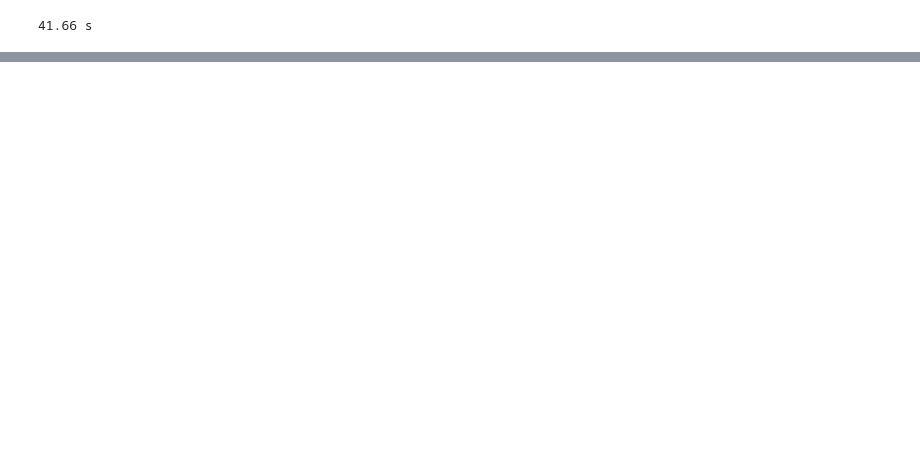
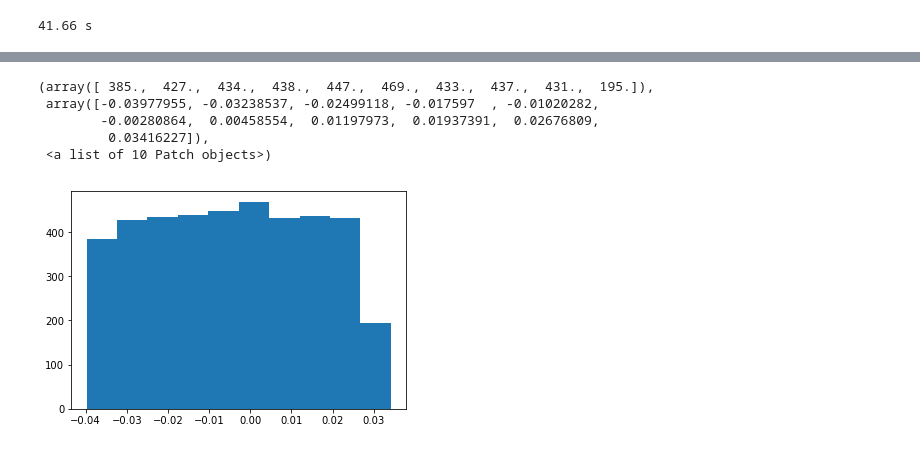
Before and after one commit to datascopeanalytics/DeepProduct, a Jupyter notebook: Deep Fashion Network Re-train.ipynb, the cells around one changed output, grey strips where cells are left out. Cells and saved outputs as stored; diff of their text form; code cells hidden in the pictures; blank space fills up the shorter version.

```diff
--- a/Deep Fashion Network Re-train.ipynb
+++ b/Deep Fashion Network Re-train.ipynb
@@ -57,13 +57,3 @@ print(f'{time.time()-start:.2f} s')
-# %%
-def generator(df, batch_size):
-    while True:
-        subset = np.random.randint(joined.shape[0],size=batch_size)
-        proc_imgs = []
-        for i in range(batch_size):
-            proc_imgs.append(np.squeeze(preprocess_DF(df.iloc[i])))
-
-        attr = (df.iloc[subset,6:].values>0)
-        yield np.array(proc_imgs), attr
 # %%
 joined.head()
 # %% [output]
@@ -76,3 +66,5 @@ joined.head()
 5 rows × 1006 columns
 # %%
 attr = (joined.iloc[:,6:].values>0)
+# %%
+pos_weight = np.prod(attr.shape)/np.sum(attr)
@@ -79,19 +75,33 @@ attr = (joined.iloc[:,6:].values>0)
 # %%
 class_weights = 1/(np.mean(attr,axis=0)*1000+1e-8)
 # %%
+import keras.backend as K
+import tensorflow as tf
+
+def weighted_sigmoid_loss(y_true,y_pred):
+    return tf.nn.weighted_cross_entropy_with_logits(y_true,y_pred,pos_weight=pos_weight)
+
+def H_pred(y_true, y_pred):
+    return K.mean(K.sum(K.abs(y_true-y_pred),axis=1))
+
 base_model = VGG16(weights='imagenet')
-x = base_model.get_layer('predictions').input
+x = base_model.get_layer('fc2').output
 predictions = Dense(1000, activation='sigmoid',name='predictions')(x)
 
 new_model = Model(inputs=base_model.input, outputs=predictions)
 
-new_model.compile(optimizer='adam', loss='binary_crossentropy')
+for layer in new_model.layers[:19]:
+    layer.trainable = False
+
+
+new_model.compile(optimizer='adam', loss=weighted_sigmoid_loss, metrics=[H_pred])
 # %%
 from keras import callbacks
 import time
 tbCB = callbacks.TensorBoard(log_dir="logs/{}".format(time.time()), histogram_freq=0, write_graph=False, write_images=False)
 checkpointCB = callbacks.ModelCheckpoint("checkpoints/{}".format(time.time()))
 
-new_model.fit_generator(generator(joined,64),steps_per_epoch=4519,epochs=1,verbose=1,callbacks=[tbCB,checkpointCB])
+h = new_model.fit_generator(generator(joined,64),steps_per_epoch=4,epochs=1,verbose=1,
+                            callbacks=[tbCB,checkpointCB],class_weight=class_weights)
 # %% [output]
 Epoch 1/1
@@ -155,0 +212,9 @@ array([[  0.00000000e+00,   0.00000000e+00,   6.43580884e+13, ...,
+# %%
+plt.hist(new_model.get_layer('predictions').get_weights()[0][:,0])
+# %% [output]
+(array([ 385.,  427.,  434.,  438.,  447.,  469.,  433.,  437.,  431.,  195.]),
+ array([-0.03977955, -0.03238537, -0.02499118, -0.017597  , -0.01020282,
+        -0.00280864,  0.00458554,  0.01197973,  0.01937391,  0.02676809,
+         0.03416227]),
+ <a list of 10 Patch objects>)
+[figure, added]
```
Also changed, not shown: parts of 17 cells of this notebook, 2 other files.
